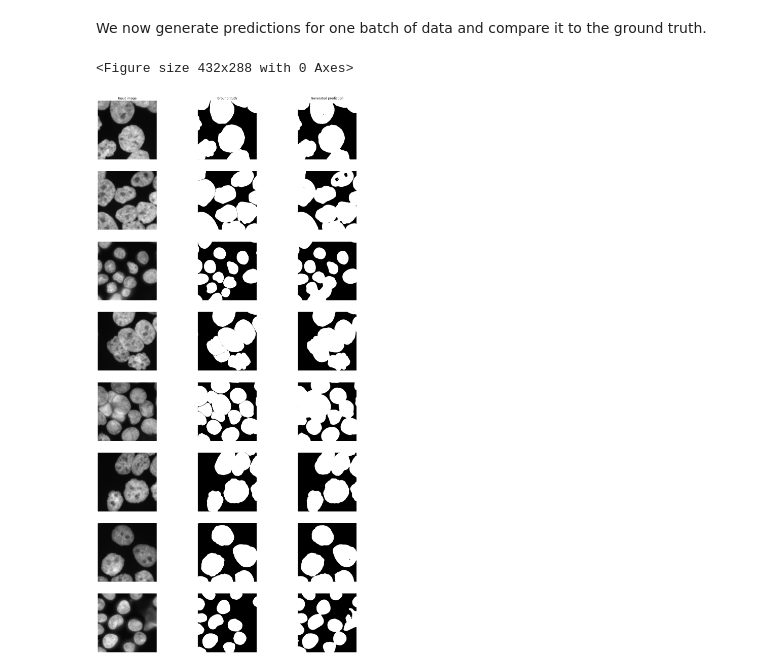
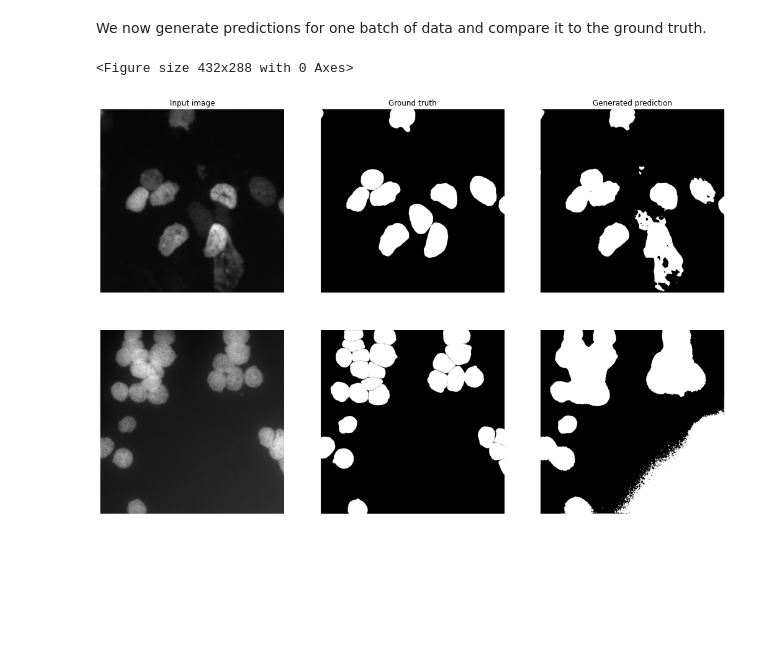
Before and after one commit to CRefice/ml-segmentation-project, a Jupyter notebook: notebook.ipynb, the cells around one changed output. Saved outputs shown, nothing was run; the diff lists cells and outputs as text; code cells hidden in the pictures; blank space fills up the shorter version.

Commit message:
Use bigger images, ADAM for training

```diff
--- a/notebook.ipynb
+++ b/notebook.ipynb
@@ -52,26 +63,26 @@ device = torch.device('cuda' if torch.cuda.is_available() else 'cpu')
 # %% [markdown]
 Now we import the dataset and create train/test splitters.
 # %%
-BATCH_SIZE = 8
+BATCH_SIZE = 2
 TRAIN_PERCENT = 0.8
 
 img_transforms = transforms.Compose([
       # Convert to 0-1 float
       transforms.Lambda(lambda img: (img.astype(np.float32) - np.min(img)) / (np.max(img) - np.min(img))),
       transforms.ToTensor(),
-      transforms.CenterCrop(512),
+      transforms.CenterCrop(1024),
 ])
 target_transforms = transforms.Compose([
       transforms.Lambda(lambda img: img.astype(np.float32)),
       transforms.ToTensor(),
       # Limit to 0-1 for foreground-background segmentation
       transforms.Lambda(lambda img: img.clamp(max=1.0)),
-      transforms.CenterCrop(512),
+      transforms.CenterCrop(1024),
 ])
 
 full_dataset = CellSegmentationDataset(raw_img_dir=Path("dataset/rawimages"),
                                   ground_truth_dir=Path("dataset/groundtruth"),
-                                  pattern="normal",
+                                  pattern="Neuroblastoma",
                                   transform=img_transforms,
                                   target_transform=target_transforms,
                                 )
@@ -130,10 +141,13 @@ def evaluate(model, loader):
     return tot / n_val
 # %%
 def train_model(model, optimizer, criterion, scheduler, num_epochs=25):
+    best_model_wts = copy.deepcopy(model.state_dict())
+    best_loss = float("inf")
+
     for epoch in range(num_epochs):
         since = time.time()
 
-        print('Epoch {}/{}'.format(epoch, num_epochs - 1))
+        print('Epoch {}/{}'.format(epoch+1, num_epochs))
         print('-' * 10)
         # Training phase
         model.train()
@@ -155,28 +169,36 @@ def train_model(model, optimizer, criterion, scheduler, num_epochs=25):
             epoch_loss += loss.item()
             epoch_dice_loss += dice_loss(outputs, labels)
 
+        #scheduler.step()
+
         print("Epoch train loss: {}".format(epoch_loss / epoch_samples))
         print("Epoch dice loss: {}".format(epoch_dice_loss / epoch_samples))
 
         # Evaluation phase
         model.eval()
         val_loss = evaluate(model, val_loader)
+        if val_loss < best_loss:
+            best_model_wts = copy.deepcopy(model.state_dict())
 
         print("Epoch validation loss: {}".format(val_loss))
 
         time_elapsed = time.time() - since
         print('Took {:.0f}m {:.0f}s\n'.format(time_elapsed // 60, time_elapsed % 60))
+
+    model.load_state_dict(best_model_wts)
+    return model
 # %%
 TRN_EPOCHS = 20
-WEIGHT_DECAY = 1e-4
-LEARNING_RATE = 0.01
+WEIGHT_DECAY = 0
+LEARNING_RATE = 0.001
 MOMENTUM = 0.99
 
+torch.cuda.empty_cache()
 # Observe that all parameters are being optimized
-optimizer = torch.optim.SGD(model.parameters(), lr = LEARNING_RATE, momentum=MOMENTUM)
+optimizer = torch.optim.Adam(model.parameters(), lr=LEARNING_RATE, weight_decay=WEIGHT_DECAY)
 criterion = nn.BCELoss()
 # Maybe interesting to use later
 exp_lr_scheduler = torch.optim.lr_scheduler.StepLR(optimizer, step_size=25, gamma=0.1)
 
-train_model(model, optimizer, criterion, exp_lr_scheduler, num_epochs=TRN_EPOCHS)
+model = train_model(model, optimizer, criterion, exp_lr_scheduler, num_epochs=TRN_EPOCHS)
 # %% [output]
@@ -207,22 +229,23 @@ with torch.no_grad():
     outputs = model.predict(inputs.to(device))
 # %%
 plt.gray()
-fig = plt.figure(figsize=(20,40))
-axs = fig.subplots(len(inputs), 3)
+count = len(inputs)
+fig = plt.figure(figsize=(6 * 3, 6 * count))
+axs = fig.subplots(count, 3)
 
 for ax in axs.flat:
     ax.axis("off")
 
 column_labels = ["Input image", "Ground truth", "Generated prediction"]
 for ax, label in zip(axs[0], column_labels):
     ax.set_title(label)
 
-for i in range(len(inputs)):
+for i in range(count):
     axs[i, 0].imshow(inputs[i].cpu().squeeze())
     axs[i, 1].imshow(labels[i].cpu().squeeze())
     axs[i, 2].imshow(outputs[i].cpu().squeeze())
 
 fig.show()
 # %% [output]
 <Figure size 432x288 with 0 Axes>
-[figure, old version]
+[figure, new version]
```
Also changed, not shown: parts of 5 cells of this notebook.
